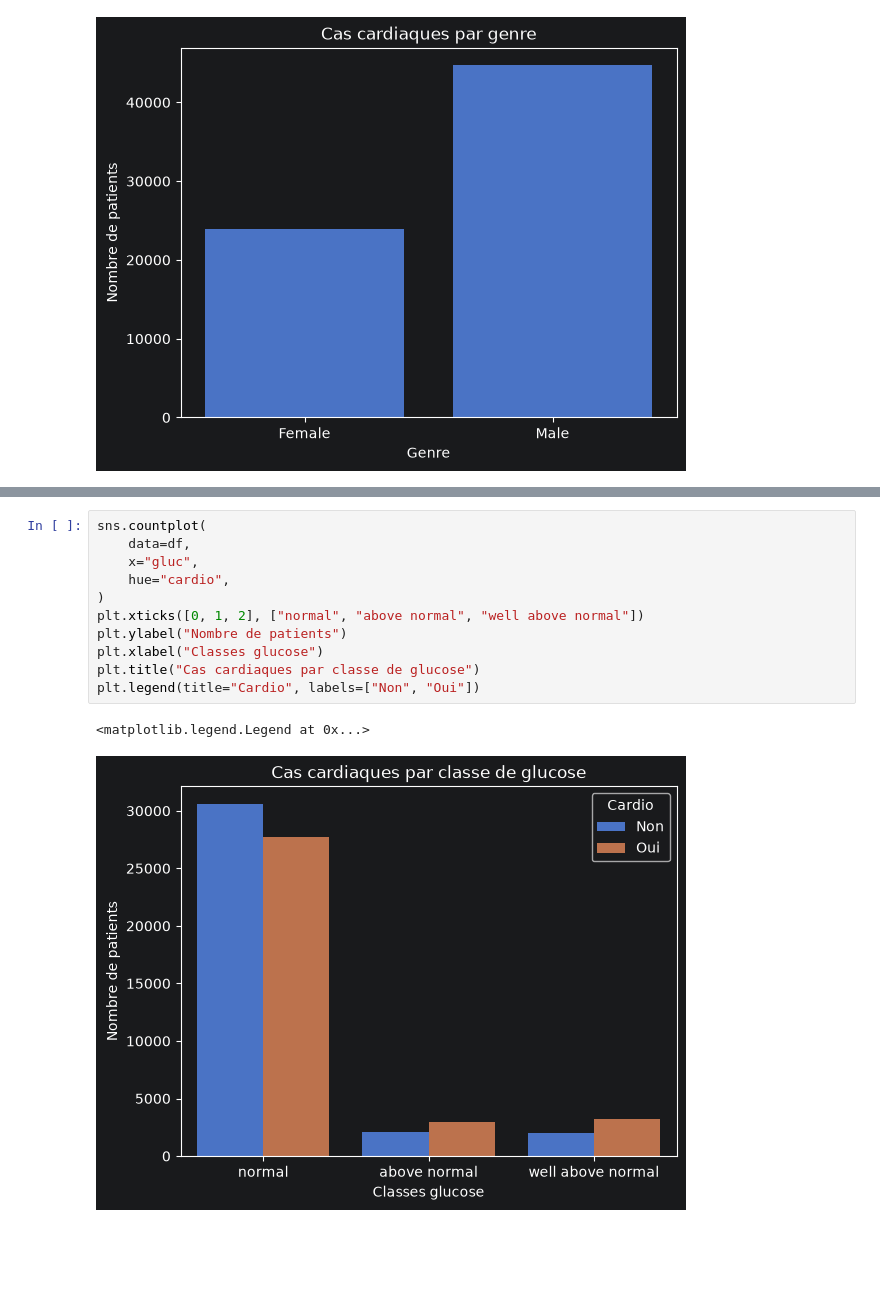
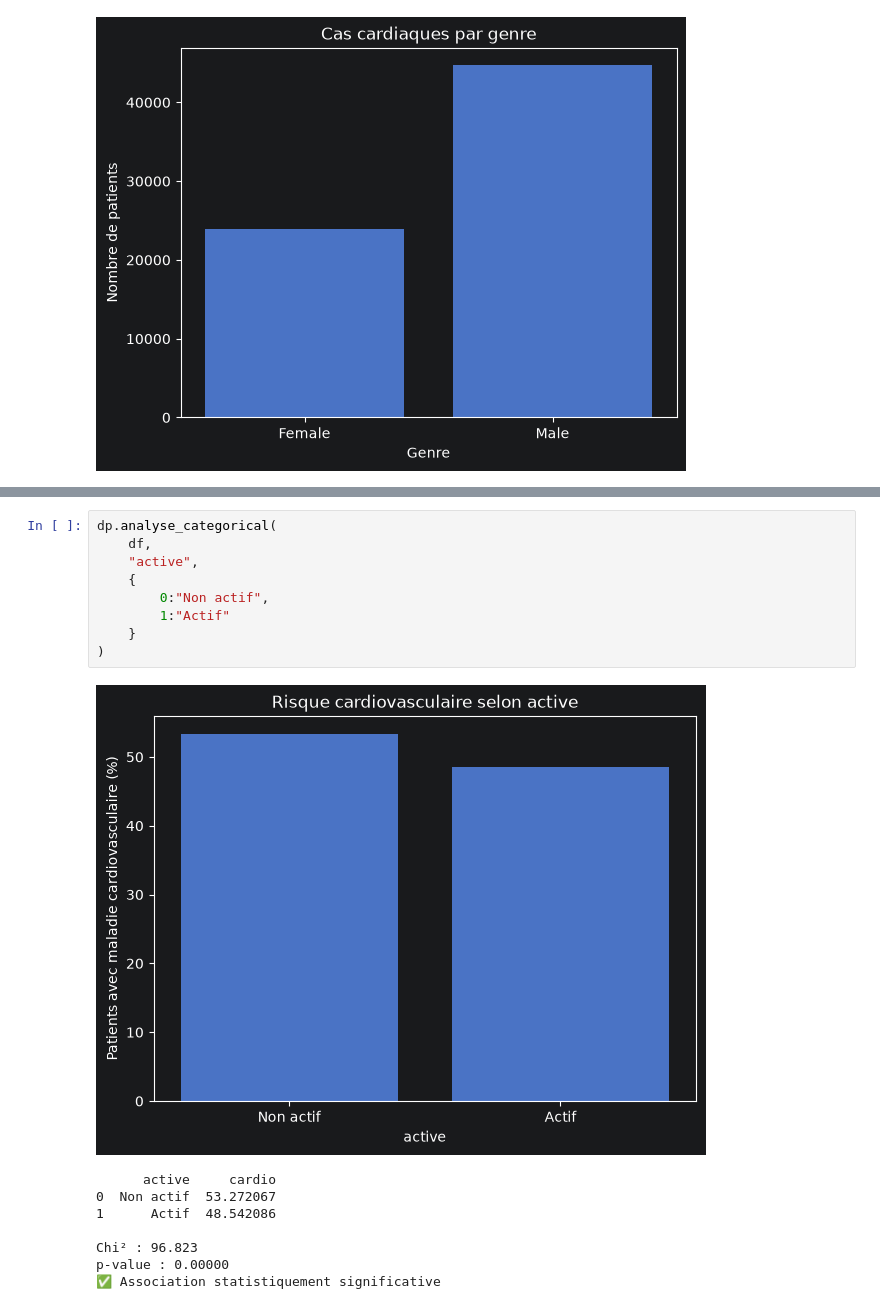
Before and after one commit to KANTIN-FAGN/cardiorisk_project, a Jupyter notebook: notebooks/cardio_train/02_eda.ipynb, the cells around one changed output, grey strips where cells are left out. Cells and saved outputs as stored; diff of their text form; blank space fills up the shorter version.

```diff
--- a/notebooks/cardio_train/02_eda.ipynb
+++ b/notebooks/cardio_train/02_eda.ipynb
@@ -183,14 +149,18 @@ plt.legend(title="Cardio", labels=["Non", "Oui"])
-# %%
-sns.countplot(
-    data=df,
-    x="gluc",
-    hue="cardio",
-)
-plt.xticks([0, 1, 2], ["normal", "above normal", "well above normal"])
-plt.ylabel("Nombre de patients")
-plt.xlabel("Classes glucose")
-plt.title("Cas cardiaques par classe de glucose")
-plt.legend(title="Cardio", labels=["Non", "Oui"])
-# %% [output]
-<matplotlib.legend.Legend at 0x...>
-[figure, removed]
+# %%
+dp.analyse_categorical(
+    df,
+    "active",
+    {
+        0:"Non actif",
+        1:"Actif"
+    }
+)
+# %% [output]
+[figure, added]
+      active     cardio
+0  Non actif  53.272067
+1      Actif  48.542086
+
+Chi² : 96.823
+p-value : 0.00000
+✅ Association statistiquement significative
```
Also changed, not shown: parts of 20 cells of this notebook.
